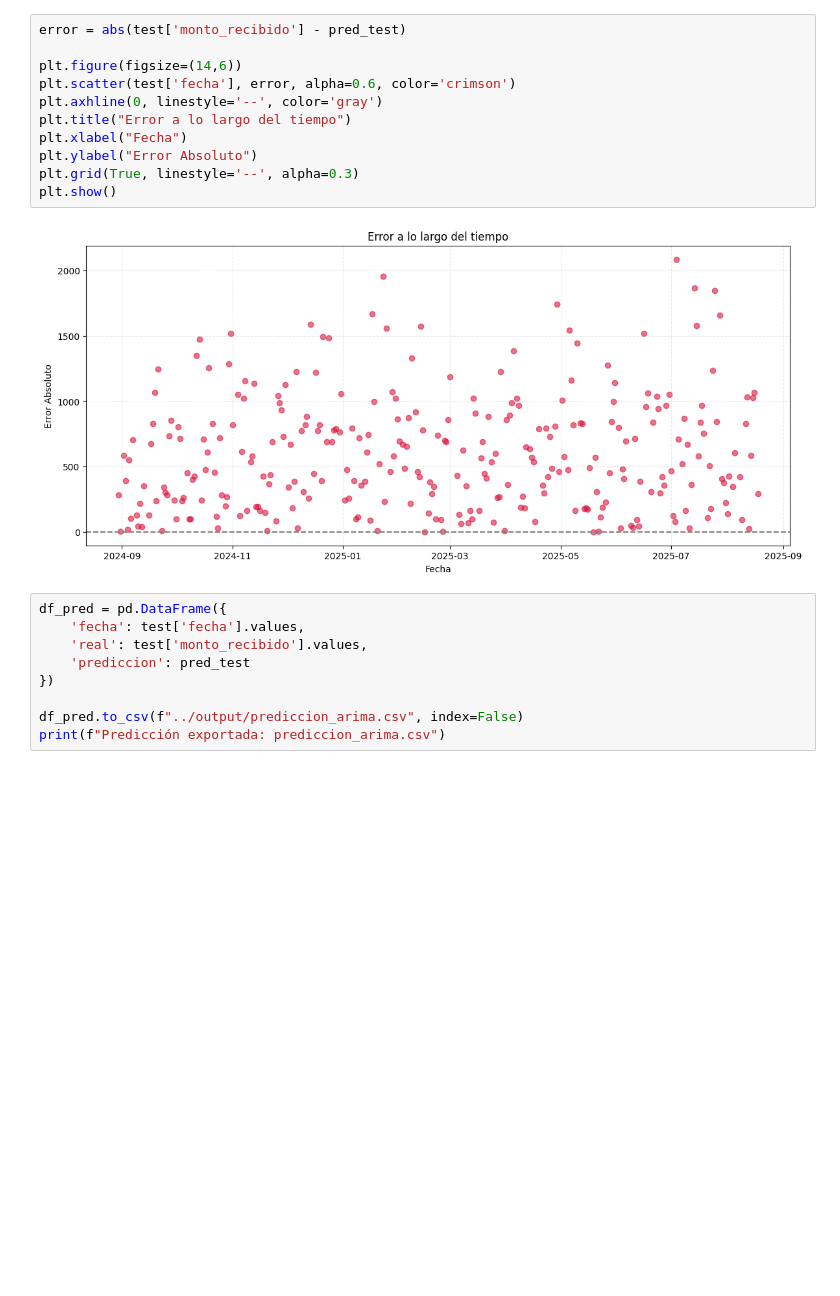
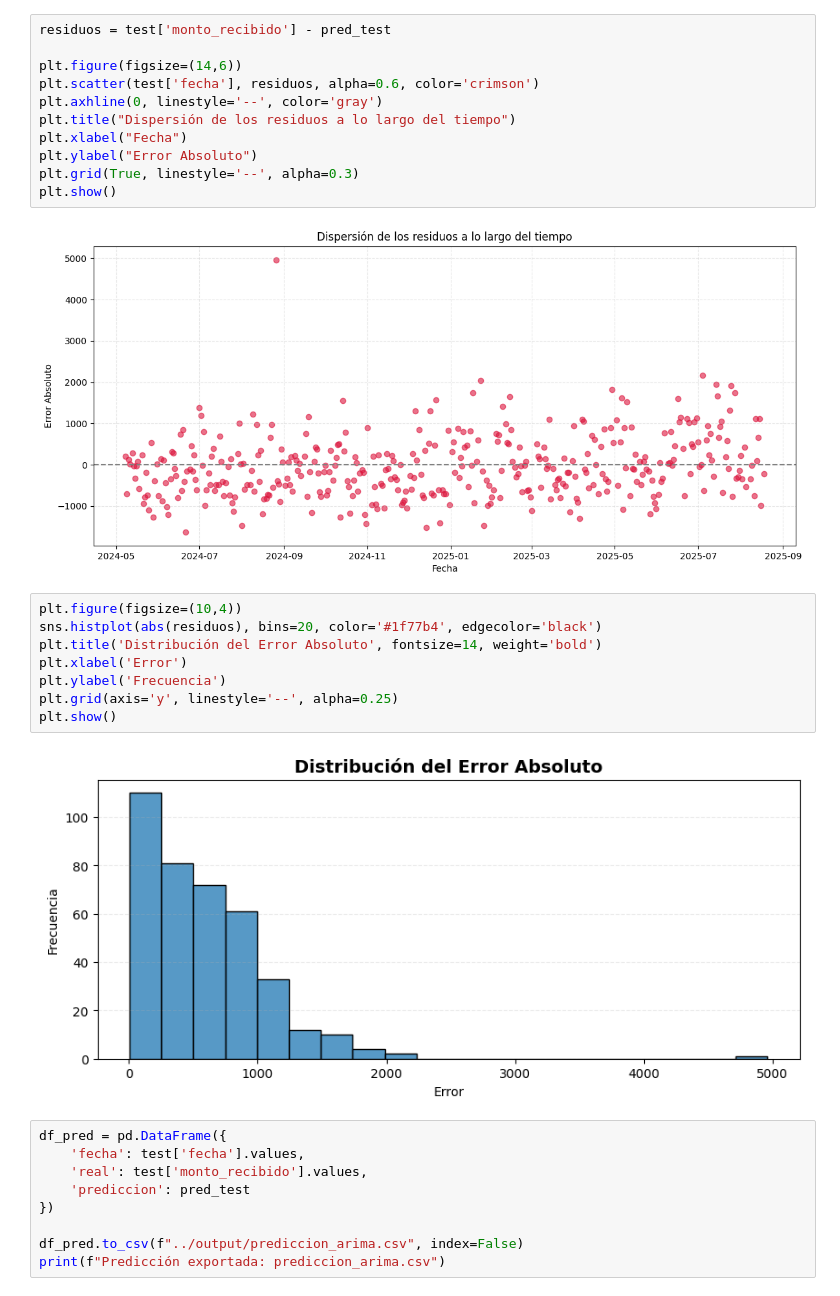
Before and after one commit to JeimiBV/alefarma, a Jupyter notebook: notebooks/ARIMA.ipynb, the cells around one changed output. Cells and saved outputs as stored; diff of their text form; blank space fills up the shorter version.

```diff
--- a/notebooks/ARIMA.ipynb
+++ b/notebooks/ARIMA.ipynb
@@ -192,16 +181,26 @@ plt.show()
 # %%
-error = abs(test['monto_recibido'] - pred_test)
+residuos = test['monto_recibido'] - pred_test
 
 plt.figure(figsize=(14,6))
-plt.scatter(test['fecha'], error, alpha=0.6, color='crimson')
+plt.scatter(test['fecha'], residuos, alpha=0.6, color='crimson')
 plt.axhline(0, linestyle='--', color='gray')
-plt.title("Error a lo largo del tiempo")
+plt.title("Dispersión de los residuos a lo largo del tiempo")
 plt.xlabel("Fecha")
 plt.ylabel("Error Absoluto")
 plt.grid(True, linestyle='--', alpha=0.3)
 plt.show()
 # %% [output]
-[figure, old version]
+[figure, new version]
+# %%
+plt.figure(figsize=(10,4))
+sns.histplot(abs(residuos), bins=20, color='#1f77b4', edgecolor='black')
+plt.title('Distribución del Error Absoluto', fontsize=14, weight='bold')
+plt.xlabel('Error')
+plt.ylabel('Frecuencia')
+plt.grid(axis='y', linestyle='--', alpha=0.25)
+plt.show()
+# %% [output]
+[figure, added]
 # %%
 df_pred = pd.DataFrame({
     'fecha': test['fecha'].values,
```
Also changed, not shown: parts of 7 cells of this notebook, 5 other files.
